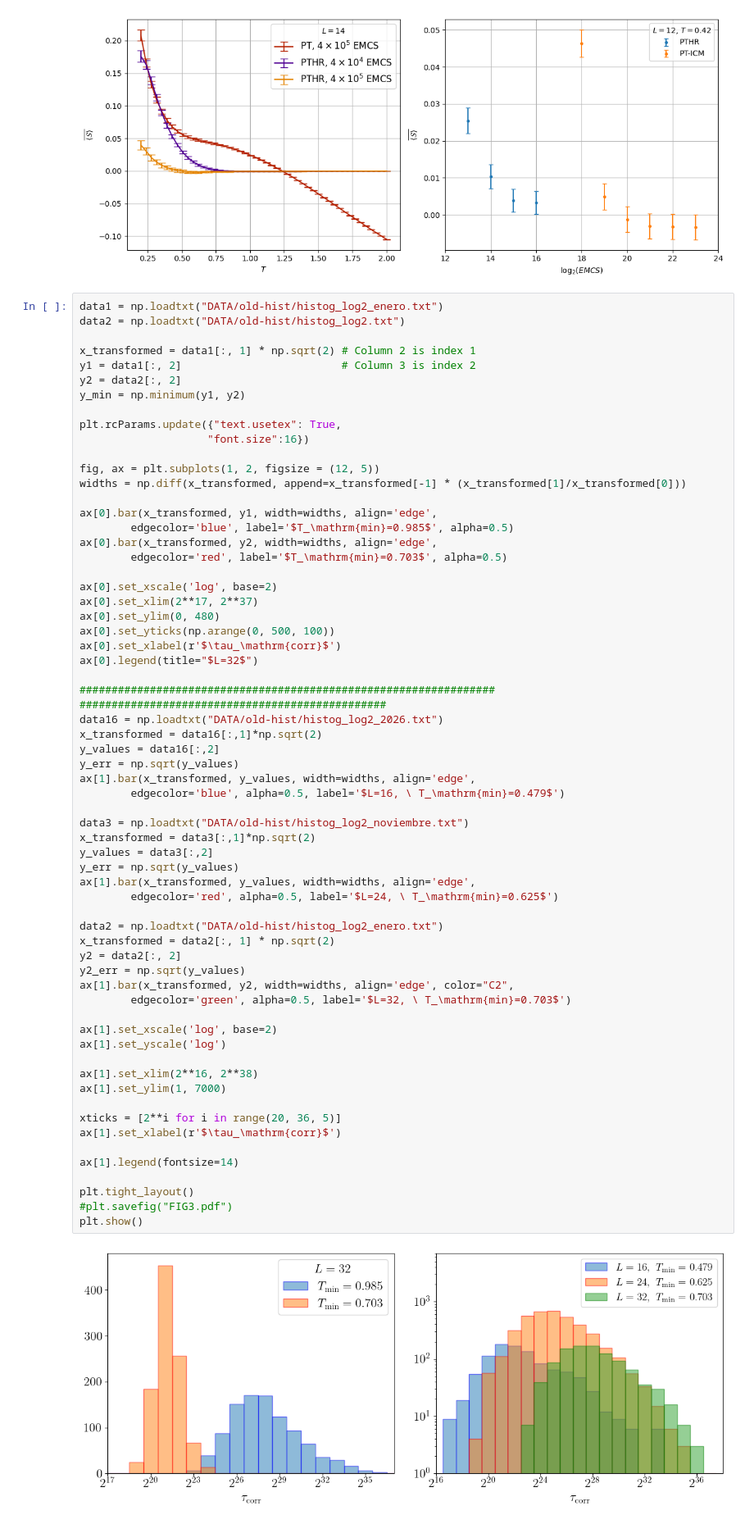
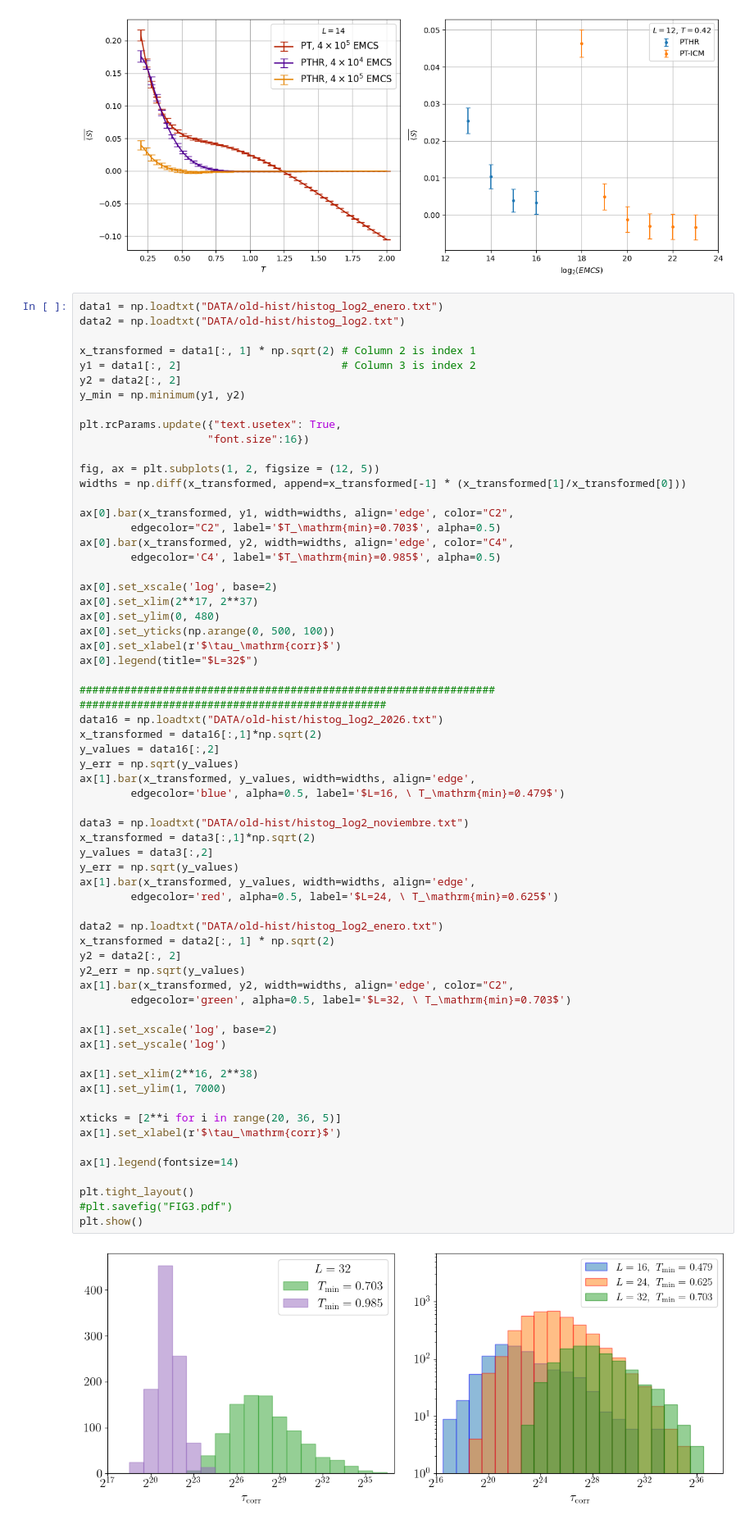
Before and after one commit to JeanShc/pthr, a Jupyter notebook: figures.ipynb, the cells around one changed output. Shown at 82% size. Cells and saved outputs as stored; diff of their text form.

Commit message:
FIG. 3 updated (errata colors)

```diff
--- a/figures.ipynb
+++ b/figures.ipynb
@@ -149,10 +149,10 @@ plt.rcParams.update({"text.usetex": True,
 fig, ax = plt.subplots(1, 2, figsize = (12, 5))
 widths = np.diff(x_transformed, append=x_transformed[-1] * (x_transformed[1]/x_transformed[0]))
 
-ax[0].bar(x_transformed, y1, width=widths, align='edge',
-        edgecolor='blue', label='$T_\mathrm{min}=0.985$', alpha=0.5)
-ax[0].bar(x_transformed, y2, width=widths, align='edge',
-        edgecolor='red', label='$T_\mathrm{min}=0.703$', alpha=0.5)
+ax[0].bar(x_transformed, y1, width=widths, align='edge', color="C2",
+        edgecolor="C2", label='$T_\mathrm{min}=0.703$', alpha=0.5)
+ax[0].bar(x_transformed, y2, width=widths, align='edge', color="C4",
+        edgecolor='C4', label='$T_\mathrm{min}=0.985$', alpha=0.5)
 
 ax[0].set_xscale('log', base=2)
 ax[0].set_xlim(2**17, 2**37)
@@ -172,34 +172,34 @@ ax[1].bar(x_transformed, y_values, width=widths, align='edge',
 
 data3 = np.loadtxt("DATA/old-hist/histog_log2_noviembre.txt")
 x_transformed = data3[:,1]*np.sqrt(2)
 y_values = data3[:,2]
 y_err = np.sqrt(y_values)
 ax[1].bar(x_transformed, y_values, width=widths, align='edge',
         edgecolor='red', alpha=0.5, label='$L=24, \ T_\mathrm{min}=0.625$')
 
 data2 = np.loadtxt("DATA/old-hist/histog_log2_enero.txt")
 x_transformed = data2[:, 1] * np.sqrt(2)
 y2 = data2[:, 2]
 y2_err = np.sqrt(y_values)
 ax[1].bar(x_transformed, y2, width=widths, align='edge', color="C2",
         edgecolor='green', alpha=0.5, label='$L=32, \ T_\mathrm{min}=0.703$')
 
 ax[1].set_xscale('log', base=2)
 ax[1].set_yscale('log')
 
 ax[1].set_xlim(2**16, 2**38)
 ax[1].set_ylim(1, 7000)
 
 xticks = [2**i for i in range(20, 36, 5)]
 ax[1].set_xlabel(r'$\tau_\mathrm{corr}$')
 
 ax[1].legend(fontsize=14)
 
 plt.tight_layout()
 #plt.savefig("FIG3.pdf")
 plt.show()
 # %% [output]
-[figure, old version]
+[figure, new version]
 # %%
 fig, ax  = plt.subplots(1, 2, figsize=(12, 5))
 bins = np.linspace(0.8, 2.51, 100)
```
